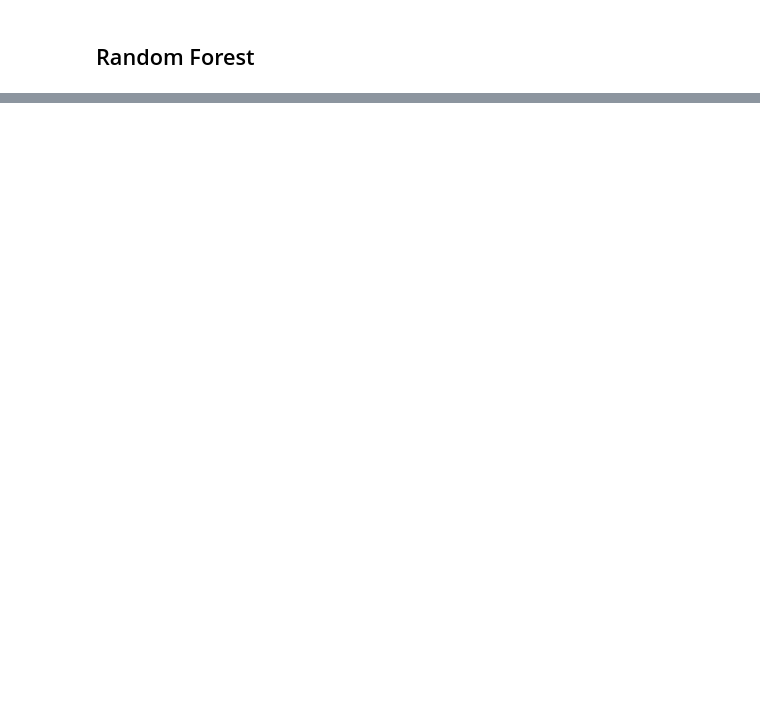
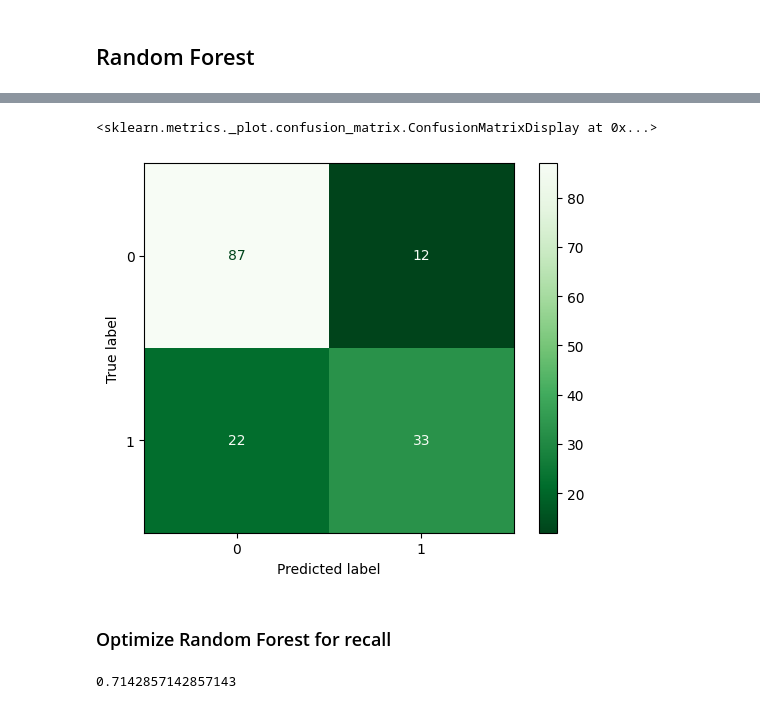
Before and after one commit to DawidWyskwarski/Predicting-Diabetes, a Jupyter notebook: predicting_diabetes.ipynb, the cells around one changed output, grey strips where cells are left out. Drawn from its saved outputs; the diff is of its cells as text; code cells hidden in the pictures; blank space fills up the shorter version.

```diff
--- a/predicting_diabetes.ipynb
+++ b/predicting_diabetes.ipynb
@@ -245,0 +258,4 @@ Logistic Regression: 0.765625
+# %%
+from sklearn.model_selection import StratifiedKFold
+
+skf = StratifiedKFold(2,shuffle=True,random_state=42)
@@ -245,0 +268,21 @@ Logistic Regression: 0.765625
+# %%
+from sklearn.model_selection import cross_val_predict
+
+cv_pred = cross_val_predict(lo_reg, X_test, y_test, cv=skf)
+
+ConfusionMatrixDisplay.from_predictions(y_test,cv_pred,cmap="Greens_r")
+# %% [output]
+<sklearn.metrics._plot.confusion_matrix.ConfusionMatrixDisplay at 0x...>
+[figure, added]
+# %% [markdown]
+### Optimize Random Forest for recall
+# %%
+r_rfc = RandomForestClassifier(class_weight={0:1,1:1})
+
+r_rfc.fit(X_train,y_train)
+
+r_rfc_pred = r_rfc.predict(X_test)
+
+r_rfc.score(X_test,y_test)
+# %% [output]
+0.7142857142857143
```
Also changed, not shown: parts of 17 cells of this notebook.
